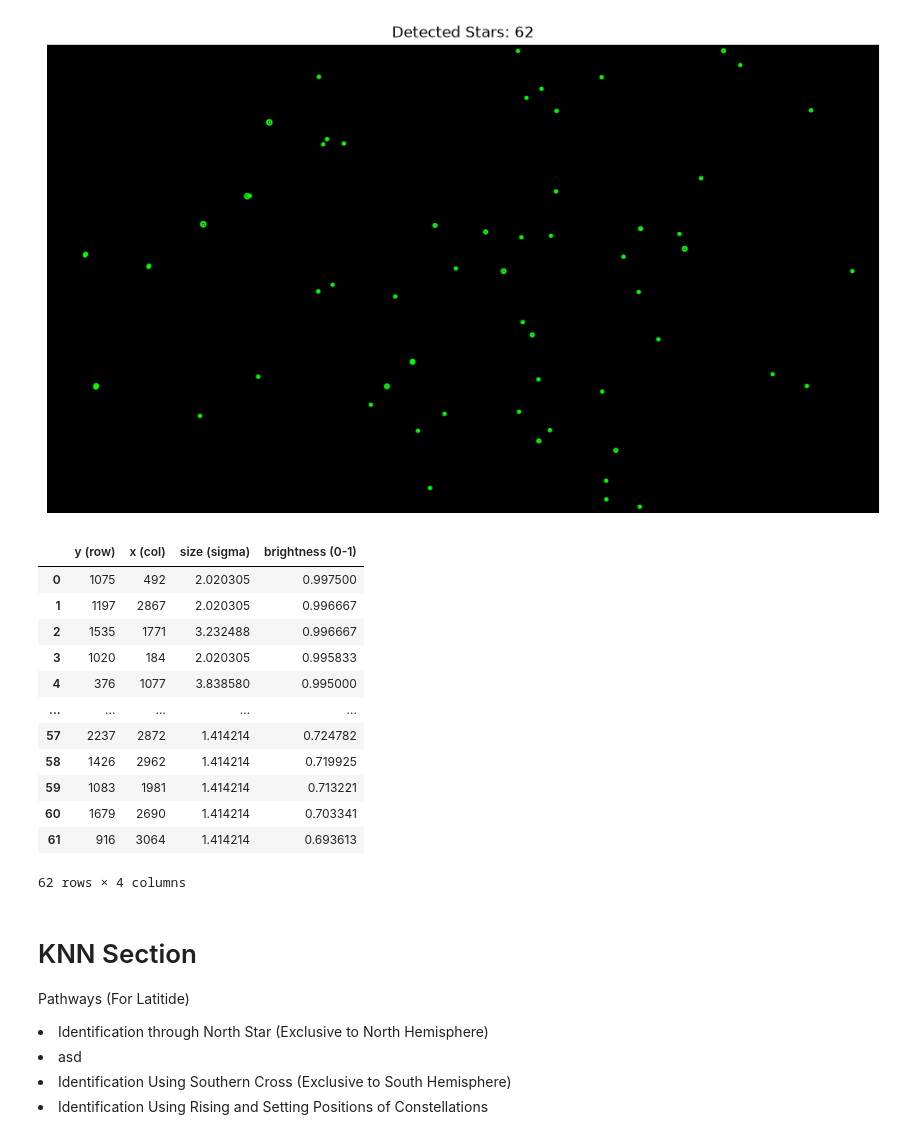
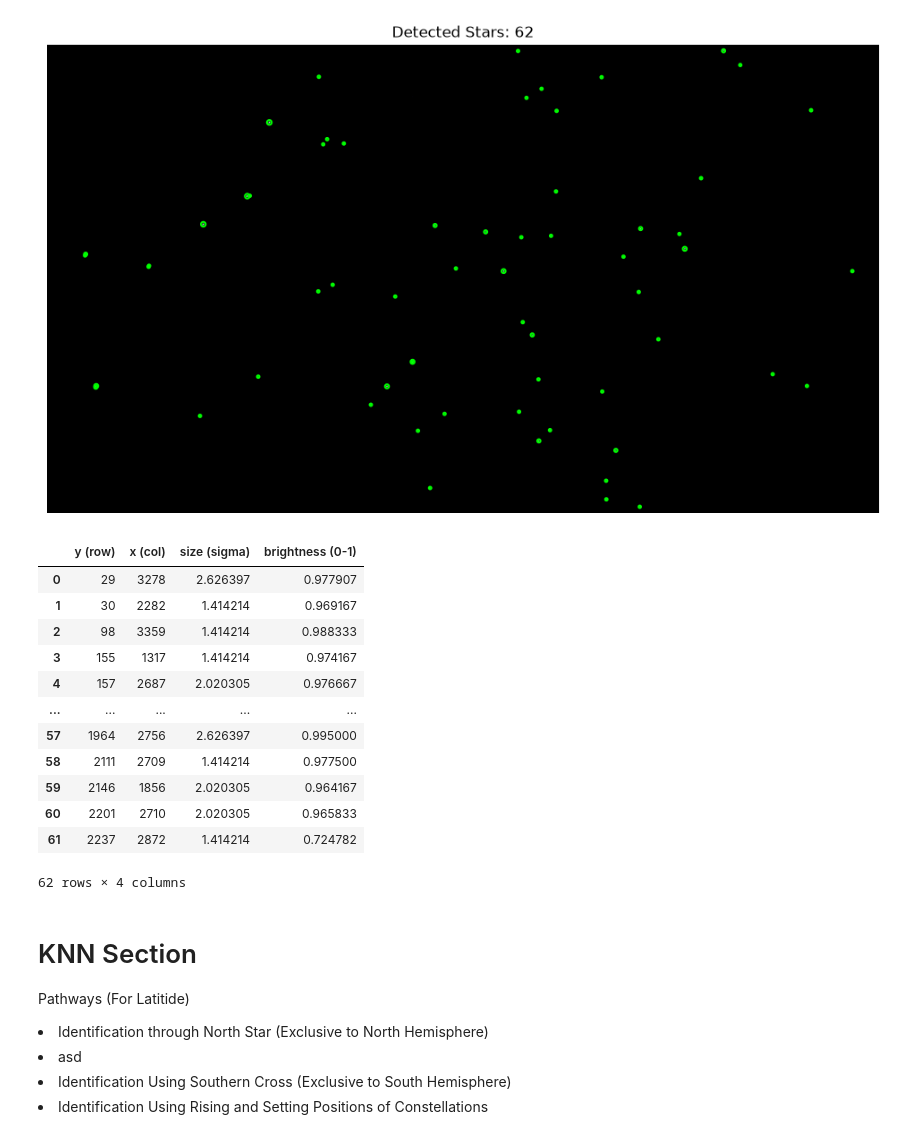
Before and after one commit to TrentNation/CelestialNavigation, a Jupyter notebook: Star_Algorithm.ipynb, the cells around one changed output. Saved outputs shown, nothing was run; the diff lists cells and outputs as text; code cells hidden in the pictures.

```diff
--- a/Star_Algorithm.ipynb
+++ b/Star_Algorithm.ipynb
@@ -130,25 +130,25 @@ plt.show()
 # %%
 # Displaying the Star Candidates in a dataframe
 import pandas as pd
 
 results_df = pd.DataFrame(
     filtered_blobs, columns=["y (row)", "x (col)", "size (sigma)", "brightness (0-1)"]
-).sort_values("brightness (0-1)", ascending=False).reset_index(drop=True)
+).sort_values("y (row)", ascending=True).reset_index(drop=True)
 
 results_df
 # %% [output]
 |  | y (row) | x (col) | size (sigma) | brightness (0-1) |
-| 0 | 1075 | 492 | 2.020305 | 0.997500 |
-| 1 | 1197 | 2867 | 2.020305 | 0.996667 |
-| 2 | 1535 | 1771 | 3.232488 | 0.996667 |
-| 3 | 1020 | 184 | 2.020305 | 0.995833 |
-| 4 | 376 | 1077 | 3.838580 | 0.995000 |
+| 0 | 29 | 3278 | 2.626397 | 0.977907 |
+| 1 | 30 | 2282 | 1.414214 | 0.969167 |
+| 2 | 98 | 3359 | 1.414214 | 0.988333 |
+| 3 | 155 | 1317 | 1.414214 | 0.974167 |
+| 4 | 157 | 2687 | 2.020305 | 0.976667 |
 | ... | ... | ... | ... | ... |
-| 57 | 2237 | 2872 | 1.414214 | 0.724782 |
-| 58 | 1426 | 2962 | 1.414214 | 0.719925 |
-| 59 | 1083 | 1981 | 1.414214 | 0.713221 |
-| 60 | 1679 | 2690 | 1.414214 | 0.703341 |
-| 61 | 916 | 3064 | 1.414214 | 0.693613 |
+| 57 | 1964 | 2756 | 2.626397 | 0.995000 |
+| 58 | 2111 | 2709 | 1.414214 | 0.977500 |
+| 59 | 2146 | 1856 | 2.020305 | 0.964167 |
+| 60 | 2201 | 2710 | 2.020305 | 0.965833 |
+| 61 | 2237 | 2872 | 1.414214 | 0.724782 |
 62 rows × 4 columns
 # %% [markdown]
 # KNN Section
```
Also changed, not shown: parts of 4 cells of this notebook.
